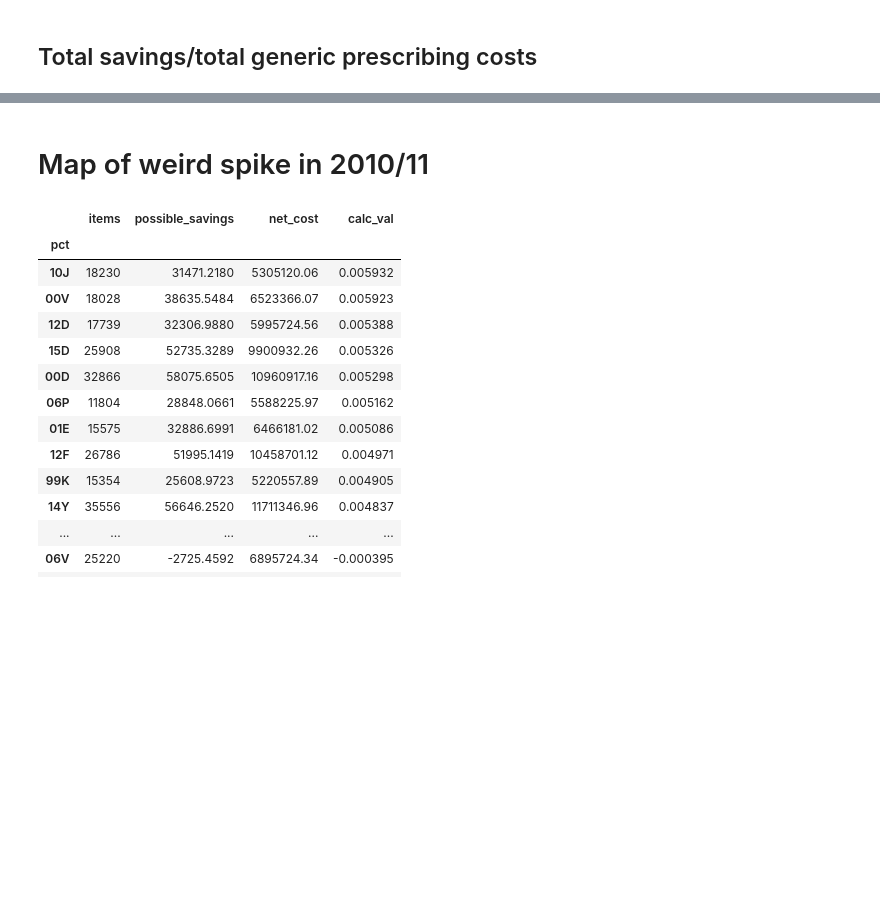
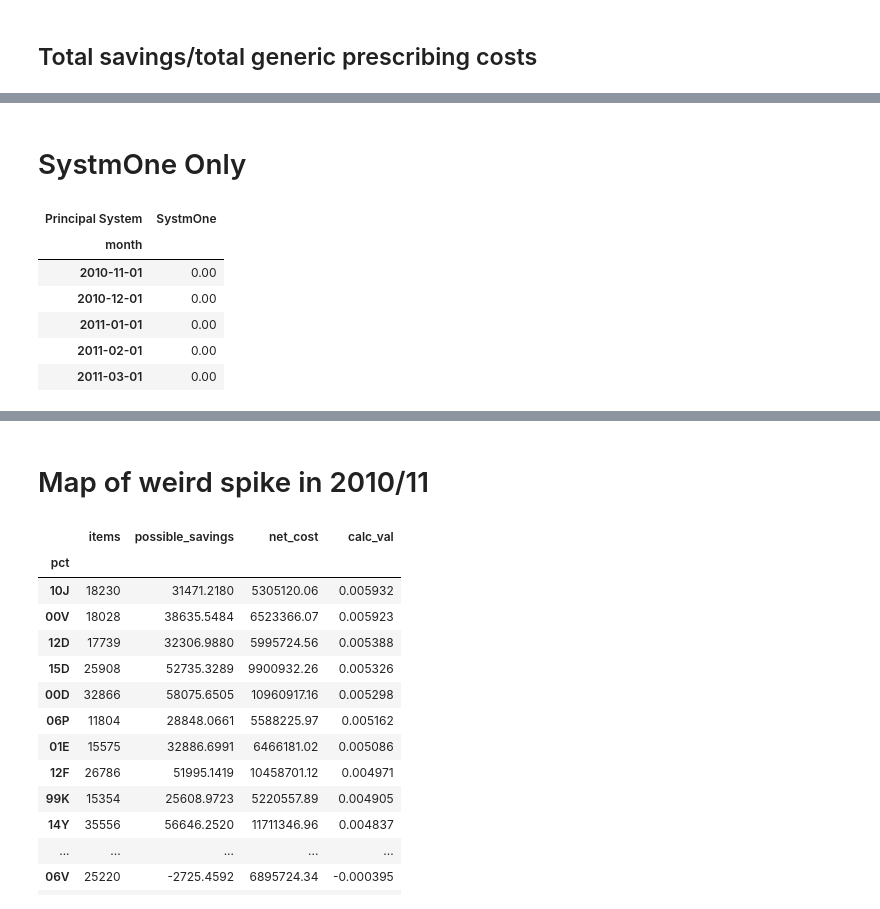
Before and after one commit to ebmdatalab/ghost_branded_generics_paper, a Jupyter notebook: Ghost Branded Generics.ipynb, the cells around one changed output, grey strips where cells are left out. Cells and saved outputs as stored; diff of their text form; code cells hidden in the pictures; blank space fills up the shorter version.

```diff
--- a/Ghost Branded Generics.ipynb
+++ b/Ghost Branded Generics.ipynb
@@ -207,0 +208,13 @@ measure.plot()
+# %% [markdown]
+# SystmOne Only
+# %%
+systmone = measure.drop(["EMIS Web", "Evolution", "Vision 3 Hosted", "Vision 3 LAN"], axis=1)
+systmone.head()
+# %% [output]
+| Principal System | SystmOne |
+| month |  |
+| 2010-11-01 | 0.00 |
+| 2010-12-01 | 0.00 |
+| 2011-01-01 | 0.00 |
+| 2011-02-01 | 0.00 |
+| 2011-03-01 | 0.00 |
```
Also changed, not shown: parts of 5 cells of this notebook.
